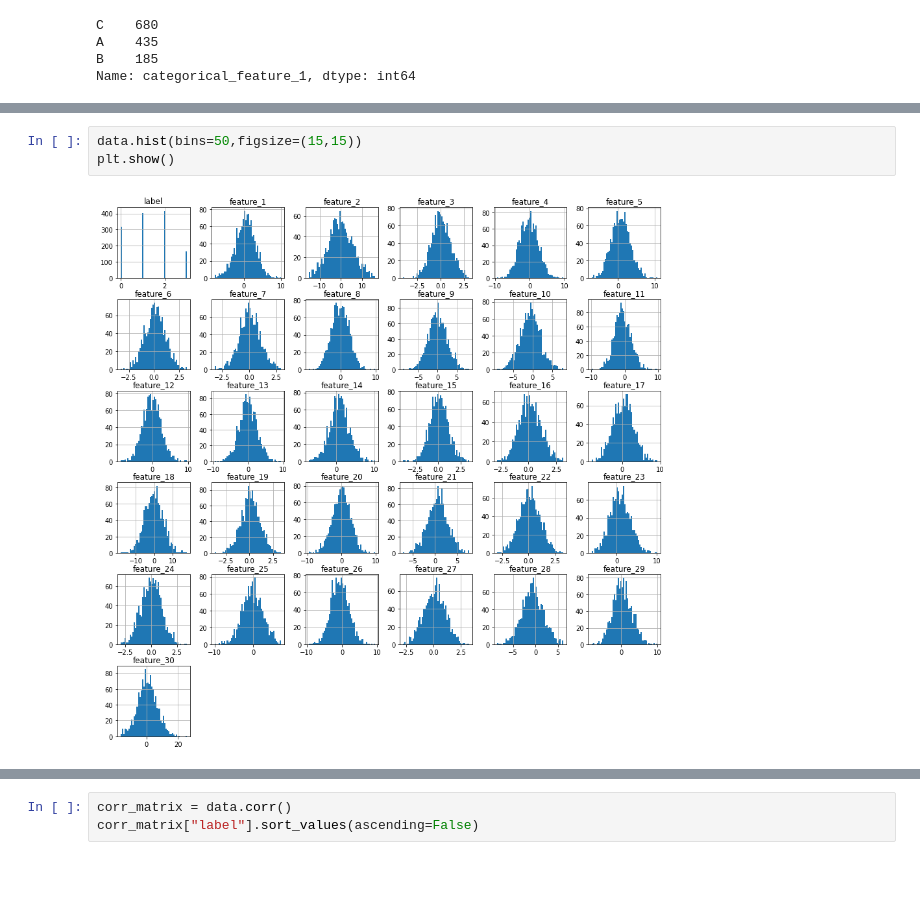
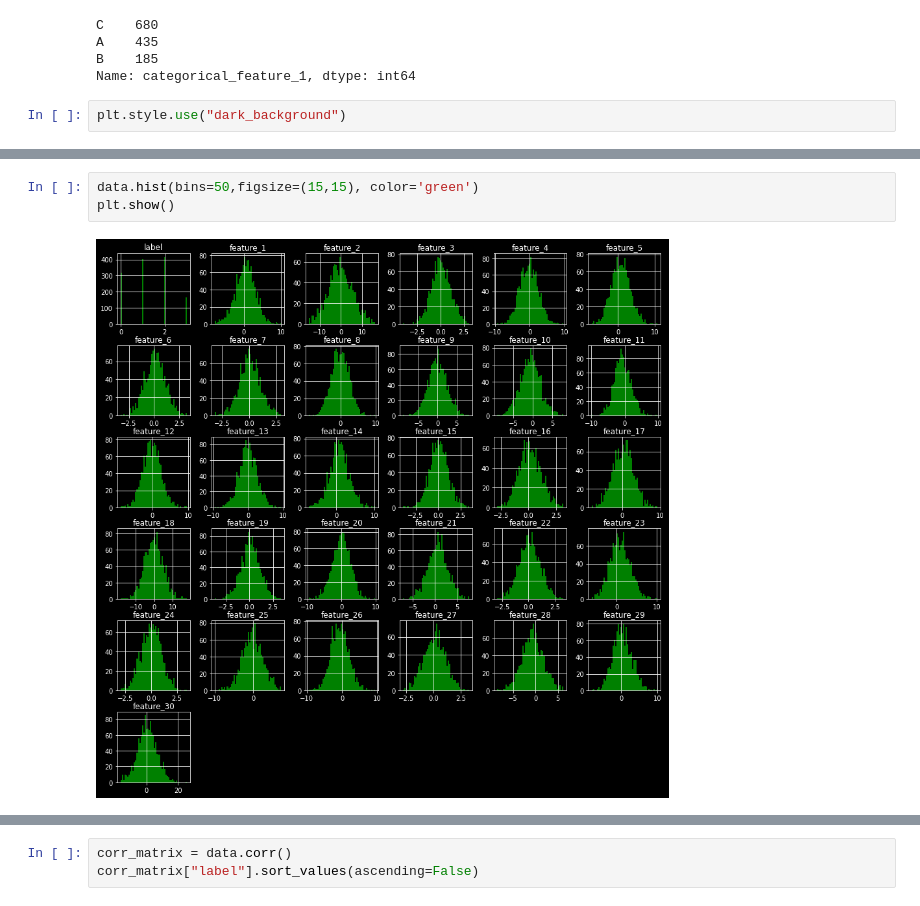
Before and after one commit to tommasoghisini/IndividualAssignment30412, a Jupyter notebook: Notebook.ipynb, the cells around one changed output, grey strips where cells are left out. Drawn from its saved outputs; the diff is of its cells as text; blank space fills up the shorter version.

```diff
--- a/Notebook.ipynb
+++ b/Notebook.ipynb
@@ -100,6 +100,8 @@ C    680
 A    435
 B    185
 Name: categorical_feature_1, dtype: int64
+# %%
+plt.style.use("dark_background")
 # %%
 sns.countplot(x="label", data=data)
 plt.show()
@@ -126,8 +128,8 @@ plt.show()
 # %%
-data.hist(bins=50,figsize=(15,15))
+data.hist(bins=50,figsize=(15,15), color='green')
 plt.show()
 # %% [output]
-[figure, old version]
+[figure, new version]
 # %%
 plt.figure(figsize=(15,8), dpi=65)
 sns.kdeplot(data=data.drop(columns=["label"]))
```
Also changed, not shown: parts of 18 cells of this notebook.
